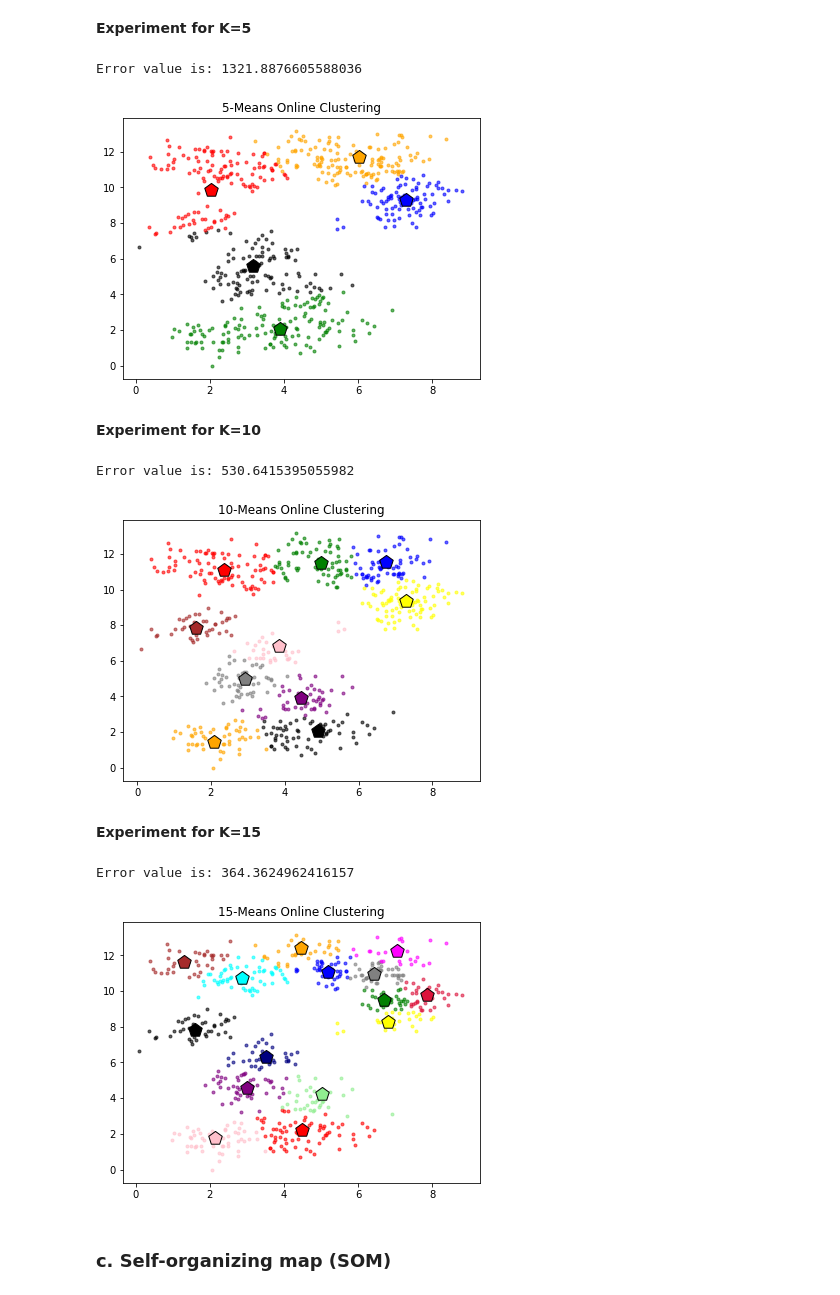
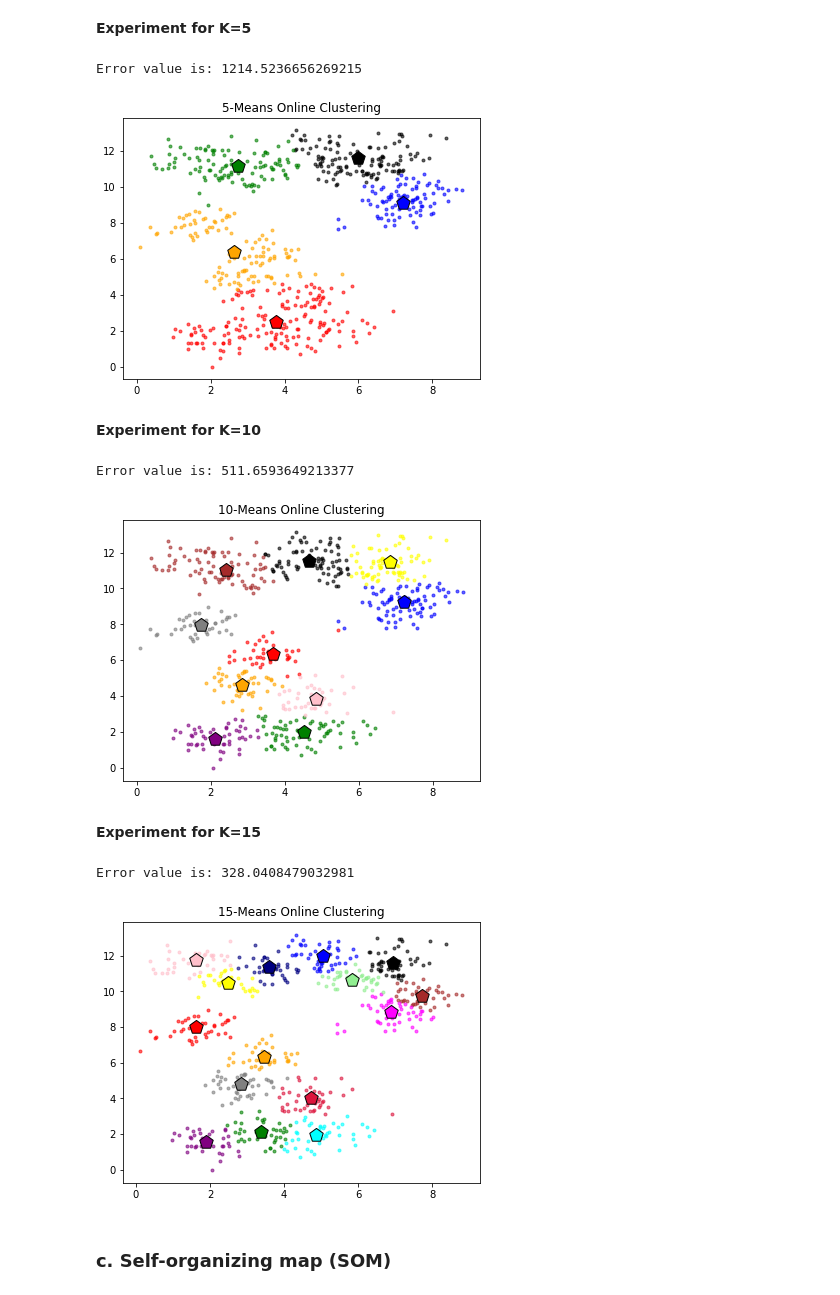
Before and after one commit to akinelden/ie440-final-assignment, a Jupyter notebook: Source.ipynb, the cells around one changed output. Cells and saved outputs as stored; diff of their text form; code cells hidden in the pictures.

```diff
--- a/Source.ipynb
+++ b/Source.ipynb
@@ -123,9 +123,9 @@ Error value is: 538.9474967809786
 # %% [markdown]
 **Experiment for K=15**
 # %%
-x, b, w, z = findBestTrial(patterns, 15, KMeans_batch, trial_number=100, seed=50)
+x, b, w, z = findBestTrial(patterns, 15, KMeans_batch, trial_number=1000, seed=50)
 clusters, centers = splitClusters(x, w, b)
 colors = ["black", "red", "orange", "green", "blue", "yellow", "gray", "purple", "brown", "pink", "cyan", "magenta", "lightgreen", "navy","crimson"]
-plotClusters(clusters, centers, colors, "15-Means Batch Clustering")
+plotClusters(clusters, centers, colors, "15-Means Batch Clustering", name="batch_15")
 print("Error value is: {0}".format(z))
 # %% [output]
@@ -164,36 +164,36 @@ def KMeans_online(patterns, cluster_number, alpha = 0.8, moment = 0.9, epsilon=0
 # %% [markdown]
 **Experiment for K=5**
 # %%
-x, b, w, z = findBestTrial(patterns, 5, KMeans_online, trial_number = 5, seed=440)
+x, b, w, z = findBestTrial(patterns, 5, KMeans_online, trial_number = 1000, seed=440)
 clusters, centers = splitClusters(x, w, b)
 colors = ["black", "red", "orange", "green", "blue"]
-plotClusters(clusters, centers, colors, "5-Means Online Clustering")
+plotClusters(clusters, centers, colors, "5-Means Online Clustering", name="online_5")
 print("Error value is: {0}".format(z))
 # %% [output]
-Error value is: 1321.8876605588036
+Error value is: 1214.5236656269215
-[figure, old version]
+[figure, new version]
 # %% [markdown]
 **Experiment for K=10**
 # %%
-x, b, w, z = findBestTrial(patterns, 10, KMeans_online, trial_number = 100, seed=72)
+x, b, w, z = findBestTrial(patterns, 10, KMeans_online, trial_number = 1000, seed=72)
 clusters, centers = splitClusters(x, w, b)
 colors = ["black", "red", "orange", "green", "blue", "yellow", "gray", "purple", "brown", "pink"]
-plotClusters(clusters, centers, colors, "10-Means Online Clustering")
+plotClusters(clusters, centers, colors, "10-Means Online Clustering", name="online_10")
 print("Error value is: {0}".format(z))
 # %% [output]
-Error value is: 530.6415395055982
+Error value is: 511.6593649213377
-[figure, old version]
+[figure, new version]
 # %% [markdown]
 **Experiment for K=15**
 # %%
-x, b, w, z = findBestTrial(patterns, 15, KMeans_online, trial_number=100, seed=50)
+x, b, w, z = findBestTrial(patterns, 15, KMeans_online, trial_number=1000, seed=50)
 clusters, centers = splitClusters(x, w, b)
 colors = ["black", "red", "orange", "green", "blue", "yellow", "gray", "purple", "brown", "pink", "cyan", "magenta", "lightgreen", "navy","crimson"]
-plotClusters(clusters, centers, colors, "15-Means Online Clustering")
+plotClusters(clusters, centers, colors, "15-Means Online Clustering", name="online_15")
 print("Error value is: {0}".format(z))
 # %% [output]
-Error value is: 364.3624962416157
+Error value is: 328.0408479032981
-[figure, old version]
+[figure, new version]
 # %% [markdown]
 ### c. Self-organizing map (SOM)
 # %%
```
Also changed, not shown: parts of 49 cells of this notebook.
